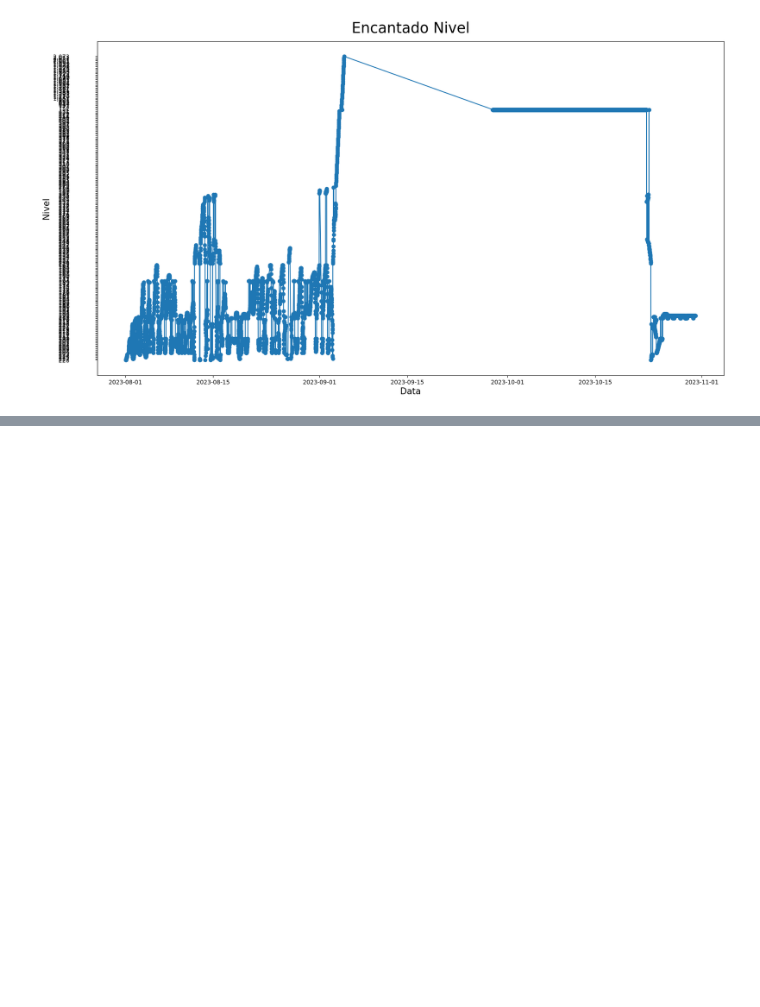
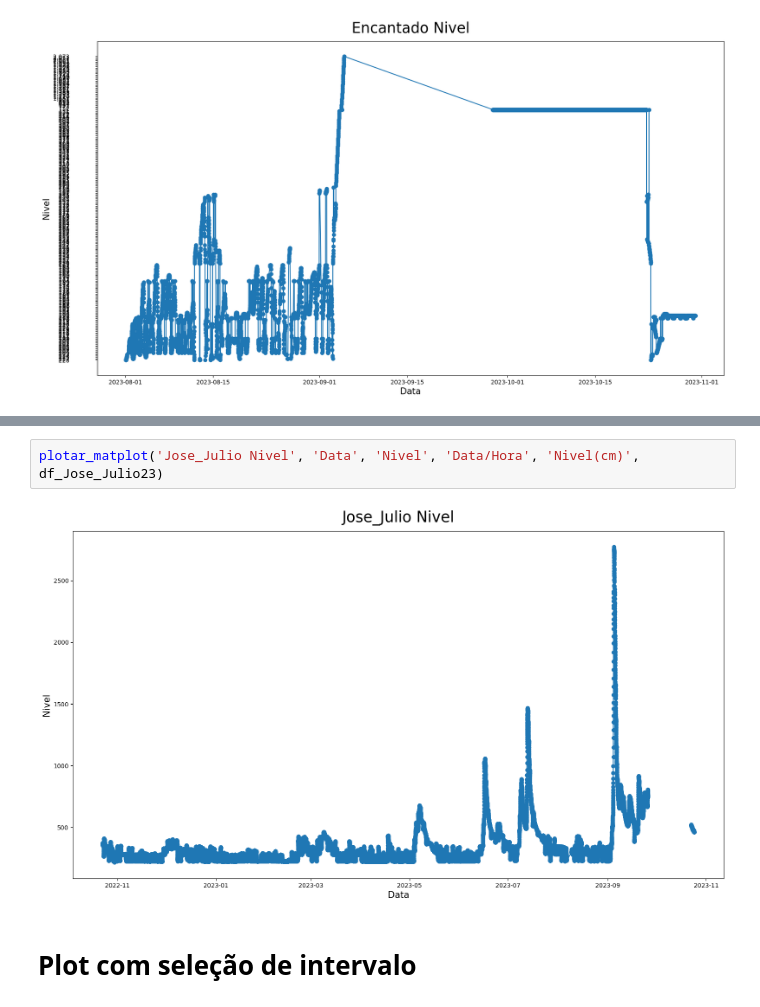
Before and after one commit to ksBrose/3DSGroup_BootcampDataScience, a Jupyter notebook: atividade.ipynb, the cells around one changed output, grey strips where cells are left out. Saved outputs shown, nothing was run; the diff lists cells and outputs as text; blank space fills up the shorter version.

```diff
--- a/atividade.ipynb
+++ b/atividade.ipynb
@@ -194,0 +189,6 @@ Text(0, 0.5, 'Nivel')
+# %%
+plotar_matplot('Jose_Julio Nivel', 'Data', 'Nivel', 'Data/Hora', 'Nivel(cm)', df_Jose_Julio23)
+# %% [output]
+[figure, added]
+# %% [markdown]
+# Plot com seleção de intervalo
```
Also changed, not shown: parts of 35 cells of this notebook.
